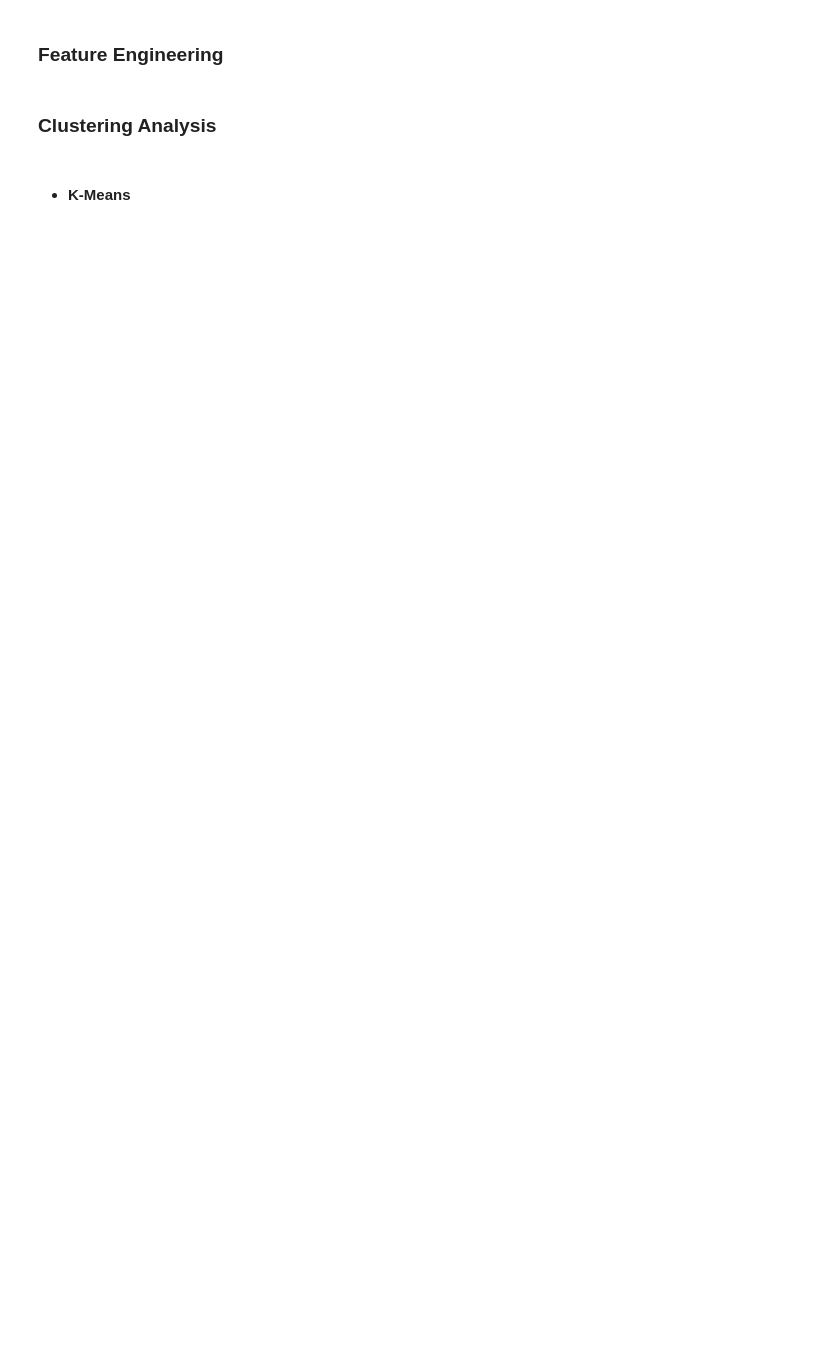
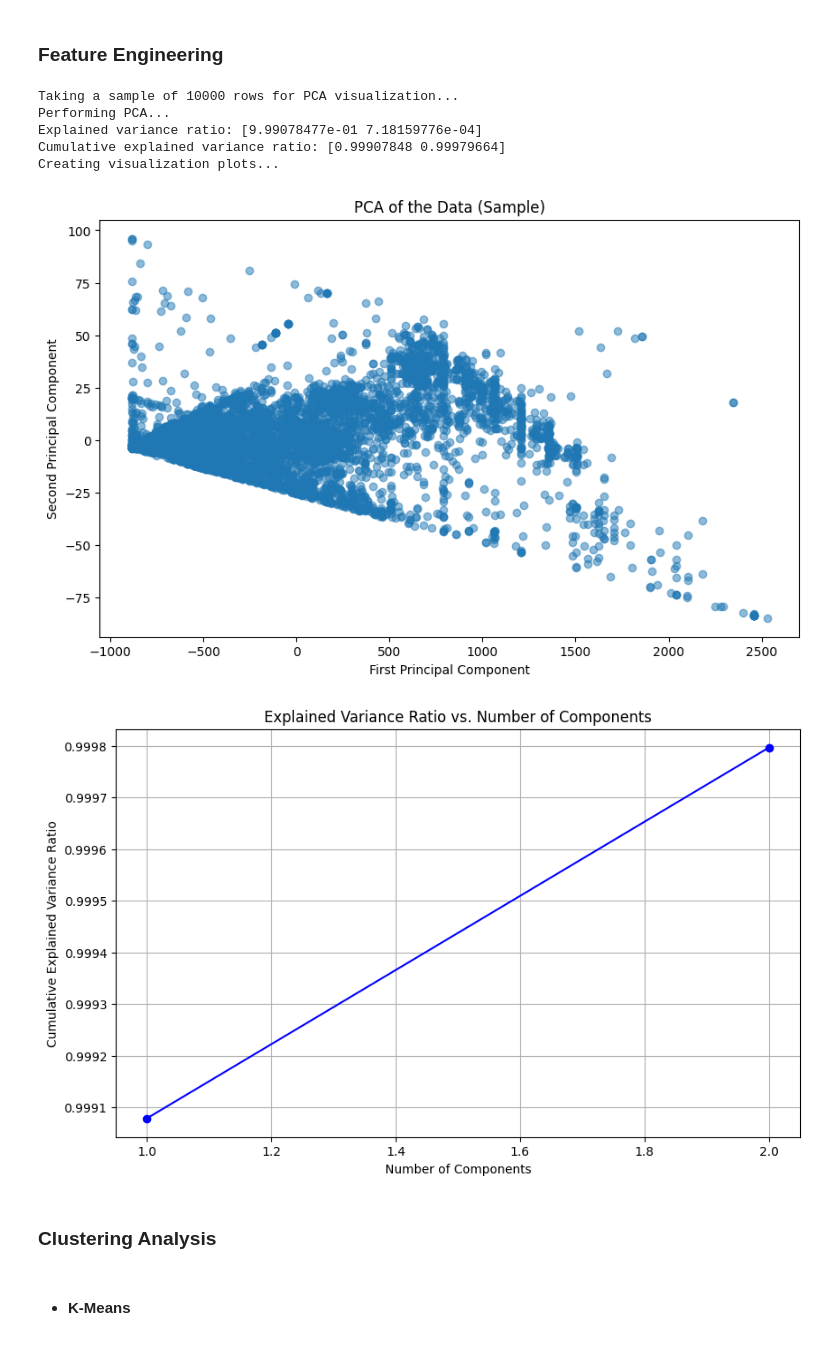
Before and after one commit to xhmyjae/clustering-openfoodfacts, a Jupyter notebook: main.ipynb, the cells around one changed output. Drawn from its saved outputs; the diff is of its cells as text; code cells hidden in the pictures; blank space fills up the shorter version.

```diff
--- a/main.ipynb
+++ b/main.ipynb
@@ -138,3 +220,44 @@ df_cleaned = df_cleaned.loc[df_scaled_no_outliers.index]
+# %%
+# Take a smaller sample for visualization (10,000 rows)
+sample_size = 10000
+print(f"Taking a sample of {sample_size} rows for PCA visualization...")
+df_sample = df_cleaned.sample(n=sample_size, random_state=42)
+
+# Initialize PCA with 2 components for visualization
+print("Performing PCA...")
+pca = PCA(n_components=2, random_state=42)
+pca_result = pca.fit_transform(df_sample.values)
+
+# Calculate explained variance ratio
+print('Explained variance ratio:', pca.explained_variance_ratio_)
+print('Cumulative explained variance ratio:', np.cumsum(pca.explained_variance_ratio_))
+
+# Plot PCA results
+print("Creating visualization plots...")
+plt.figure(figsize=(10, 6))
+plt.scatter(pca_result[:, 0], pca_result[:, 1], alpha=0.5)
+plt.title('PCA of the Data (Sample)')
+plt.xlabel('First Principal Component')
+plt.ylabel('Second Principal Component')
+plt.show()
+
+# Plot explained variance ratio
+plt.figure(figsize=(10, 6))
+plt.plot(range(1, len(pca.explained_variance_ratio_) + 1),
+         np.cumsum(pca.explained_variance_ratio_), 'bo-')
+plt.xlabel('Number of Components')
+plt.ylabel('Cumulative Explained Variance Ratio')
+plt.title('Explained Variance Ratio vs. Number of Components')
+plt.grid(True)
+plt.show()
+# %% [output]
+Taking a sample of 10000 rows for PCA visualization...
+Performing PCA...
+Explained variance ratio: [9.99078477e-01 7.18159776e-04]
+Cumulative explained variance ratio: [0.99907848 0.99979664]
+Creating visualization plots...
+[figure, added]
+[figure, added]
 # %%
 # Analyze feature importance and correlations
 # %% [markdown]
```
Also changed, not shown: parts of 13 cells of this notebook.
